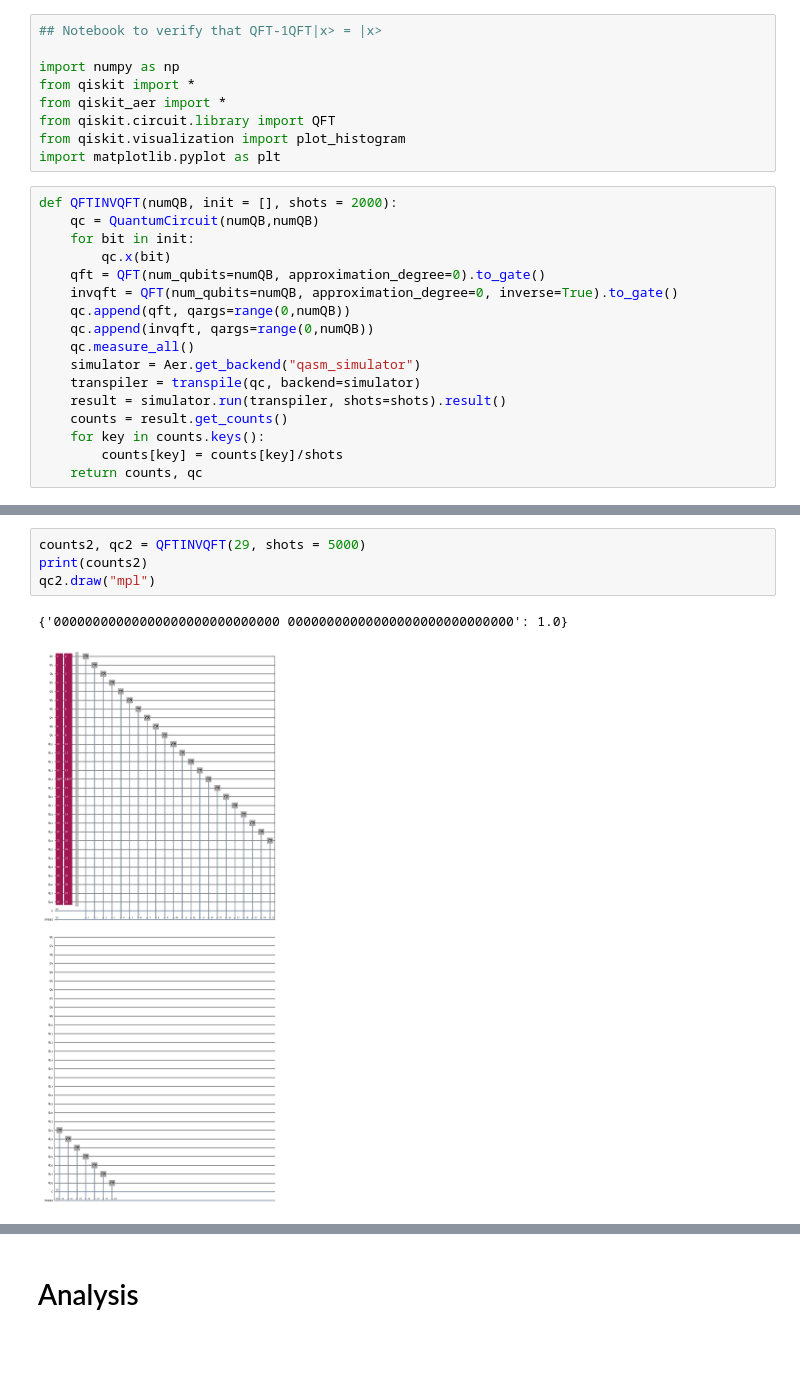
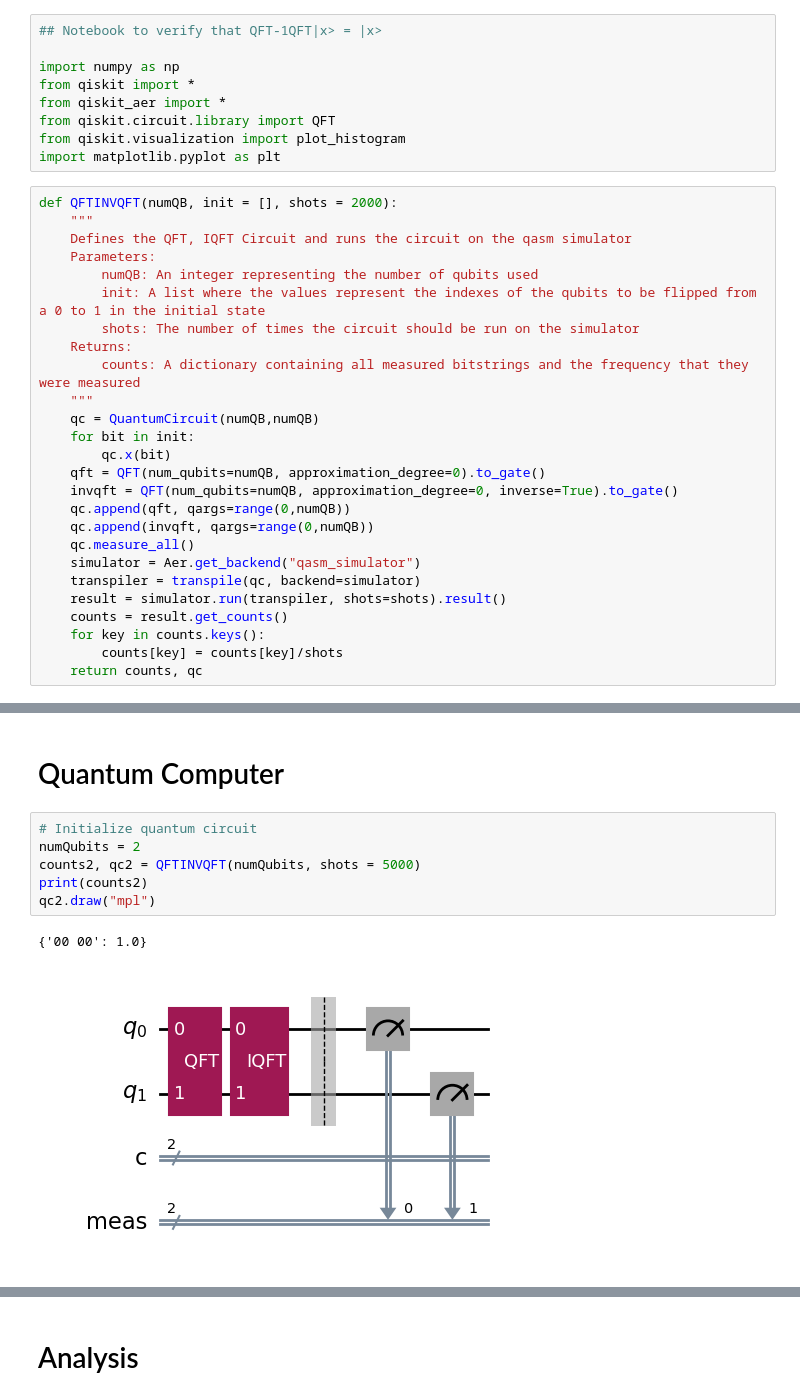
Before and after one commit to omar-armbruster/IBM-QPU-Testing, a Jupyter notebook: QFTInverse.ipynb, the cells around one changed output, grey strips where cells are left out. Cells and saved outputs as stored; diff of their text form; blank space fills up the shorter version.

```diff
--- a/QFTInverse.ipynb
+++ b/QFTInverse.ipynb
@@ -9,6 +27,15 @@ from qiskit.visualization import plot_histogram
 import matplotlib.pyplot as plt
 # %%
 def QFTINVQFT(numQB, init = [], shots = 2000):
+    """
+    Defines the QFT, IQFT Circuit and runs the circuit on the qasm simulator
+    Parameters:
+        numQB: An integer representing the number of qubits used
+        init: A list where the values represent the indexes of the qubits to be flipped from a 0 to 1 in the initial state
+        shots: The number of times the circuit should be run on the simulator
+    Returns:
+        counts: A dictionary containing all measured bitstrings and the frequency that they were measured
+    """
     qc = QuantumCircuit(numQB,numQB)
     for bit in init:
         qc.x(bit)
@@ -35,8 +68,12 @@ plot_histogram(counts1)
+# %% [markdown]
+# Quantum Computer
 # %%
-counts2, qc2 = QFTINVQFT(29, shots = 5000)
+# Initialize quantum circuit
+numQubits = 2
+counts2, qc2 = QFTINVQFT(numQubits, shots = 5000)
 print(counts2)
 qc2.draw("mpl")
 # %% [output]
-{'00000000000000000000000000000 00000000000000000000000000000': 1.0}
+{'00 00': 1.0}
-[figure, old version]
+[figure, new version]
 # %%
```
Also changed, not shown: parts of 17 cells of this notebook, 1 other file.
